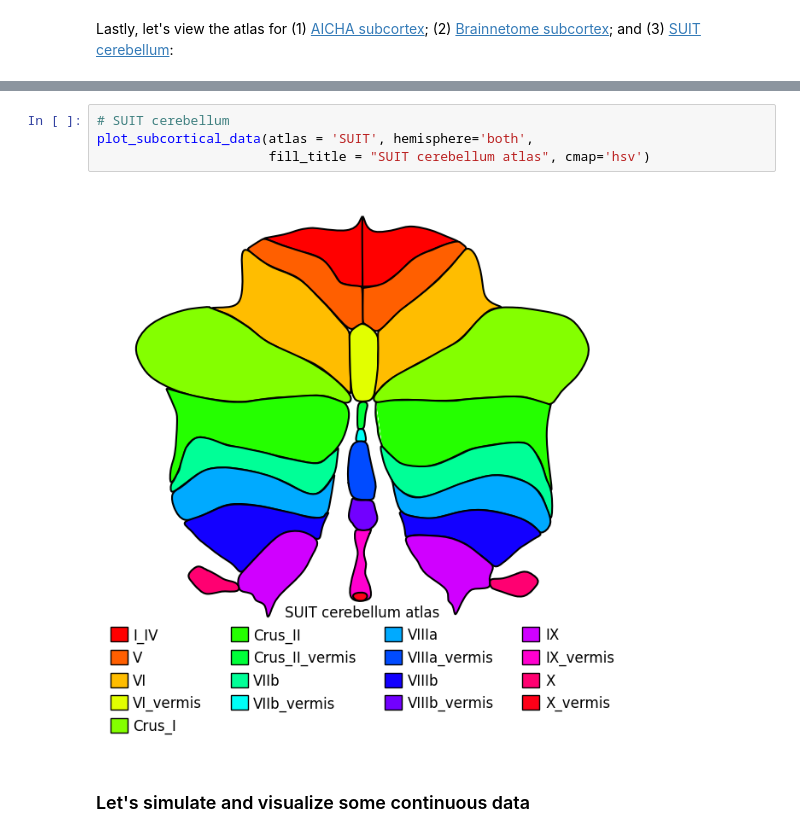
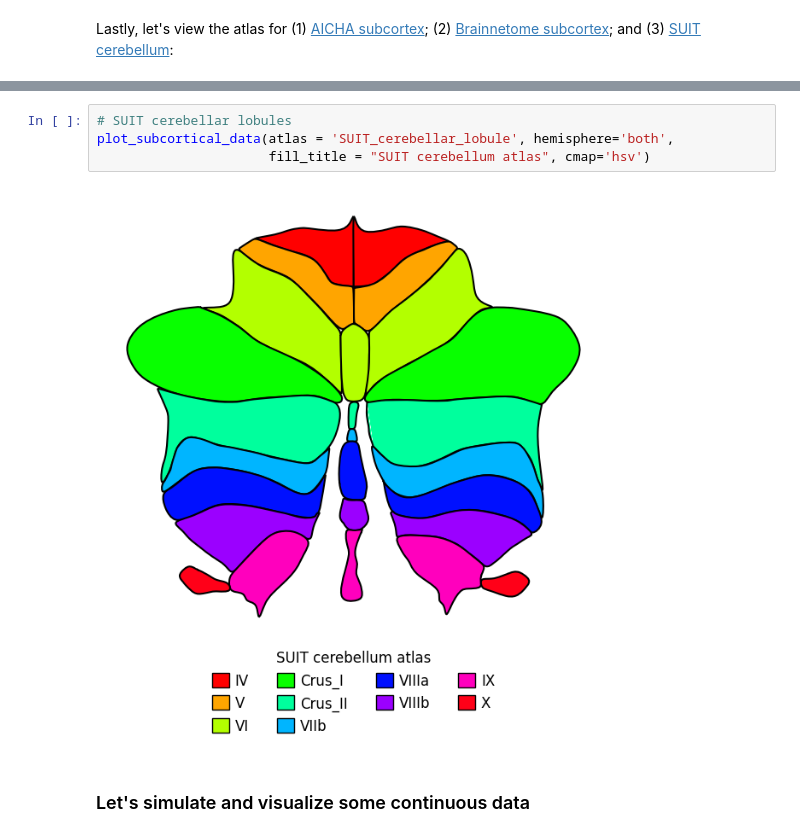
Before and after one commit to anniegbryant/subcortex_visualization, a Jupyter notebook: tutorial.ipynb, the cells around one changed output, grey strips where cells are left out. Cells and saved outputs as stored; diff of their text form.

```diff
--- a/tutorial.ipynb
+++ b/tutorial.ipynb
@@ -92,9 +92,9 @@ plot_subcortical_data(atlas = 'Brainnetome', hemisphere='both',
 # %%
-# SUIT cerebellum
-plot_subcortical_data(atlas = 'SUIT', hemisphere='both',
+# SUIT cerebellar lobules
+plot_subcortical_data(atlas = 'SUIT_cerebellar_lobule', hemisphere='both',
                       fill_title = "SUIT cerebellum atlas", cmap='hsv')
 # %% [output]
-[figure, old version]
+[figure, new version]
 # %% [markdown]
 ### Let's simulate and visualize some continuous data
 # %%
```
Also changed, not shown: parts of 5 cells of this notebook, 17 other files.
